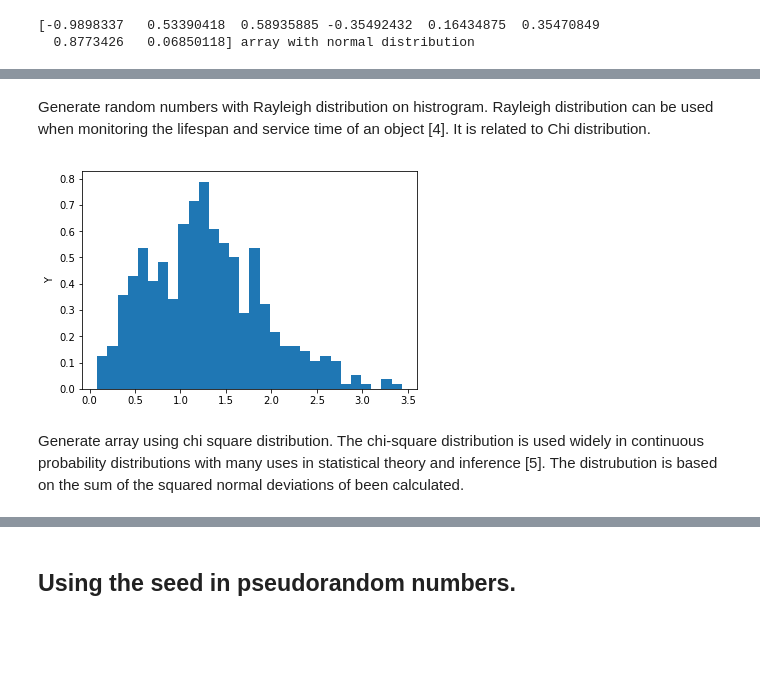
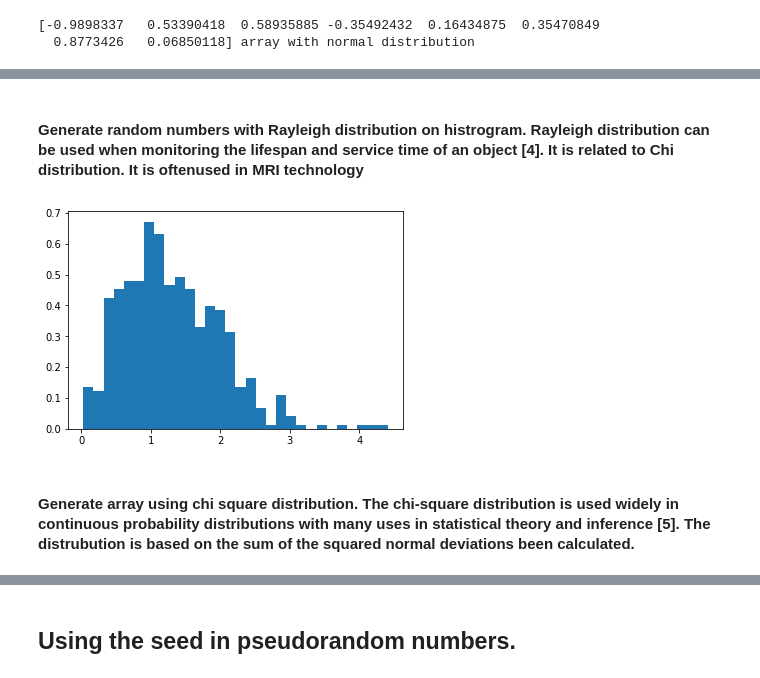
Before and after one commit to GregFee/Program-Numpy, a Jupyter notebook: Programming for Data Analysis Assignment1.ipynb, the cells around one changed output, grey strips where cells are left out. Cells and saved outputs as stored; diff of their text form; code cells hidden in the pictures; blank space fills up the shorter version.

Commit message:
chis square and editing

```diff
--- a/Programming for Data Analysis Assignment1.ipynb
+++ b/Programming for Data Analysis Assignment1.ipynb
@@ -147,15 +148,14 @@ plt.show()
 # %% [markdown]
-Generate random numbers with Rayleigh distribution on histrogram. Rayleigh distribution can be used when monitoring the lifespan and service time of an object [4]. It is related to Chi distribution.
+#### Generate random numbers with Rayleigh distribution on histrogram. Rayleigh distribution can be used when monitoring the lifespan and service time of an object [4]. It is related to Chi distribution. It is oftenused in MRI technology
 # %%
 #use rayleigh distrubution and plot reuslts on histrogram
 x = np.random.rayleigh(size = 500)
 plt.hist(x, normed=True, bins=30)
-plt.ylabel('Y')
 plt.show()
 # %% [output]
-[figure, old version]
+[figure, new version]
 # %% [markdown]
-Generate array using chi square distribution. The chi-square distribution is used widely in continuous probability distributions with many uses in statistical theory and inference [5]. The distrubution is based on the sum of the squared normal deviations of been calculated.
+#### Generate array using chi square distribution. The chi-square distribution is used widely in continuous probability distributions with many uses in statistical theory and inference [5]. The distrubution is based on the sum of the squared normal deviations been calculated.
 # %%
 #use random chi square distribution for array
 x = np.random.chisquare(4,8)
```
Also changed, not shown: parts of 27 cells of this notebook.
